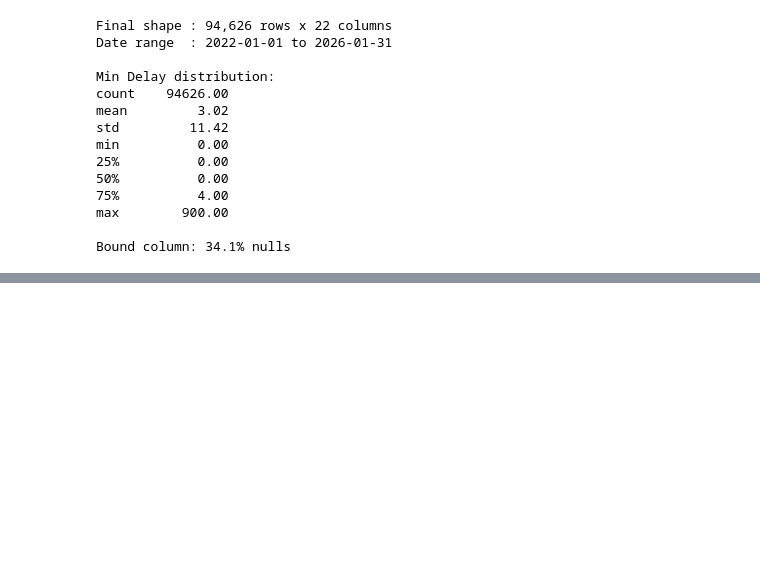
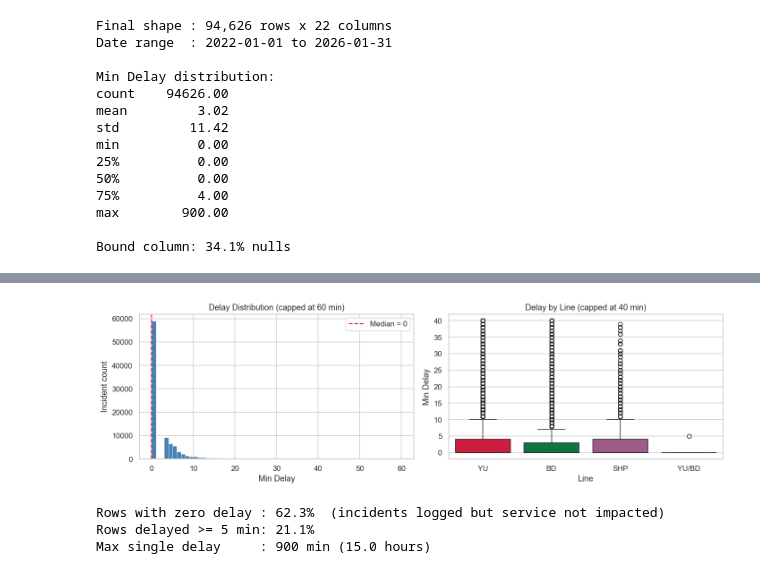
Before and after one commit to jasonqiu0/ttc-delay-analysis, a Jupyter notebook: subway.ipynb, the cells around one changed output, grey strips where cells are left out. Drawn from its saved outputs; the diff is of its cells as text; code cells hidden in the pictures; blank space fills up the shorter version.

```diff
--- a/subway.ipynb
+++ b/subway.ipynb
@@ -288,3 +288,36 @@ df.describe()
 | 75% | 4.000000 | 8.000000 | 5616.000000 | 2025-02-27 09:17:45 | 2025.000000 | 10.000000 | 23.000000 | 18.000000 | 4.000000 | 1.000000 | ... |
 | max | 900.000000 | 906.000000 | 9546.000000 | 2026-01-31 23:49:00 | 2026.000000 | 12.000000 | 31.000000 | 23.000000 | 6.000000 | 1.000000 | ... |
 | std | 11.415984 | 11.377494 | 2733.986424 | NaN | 1.138903 | 3.543989 | 8.793232 | 6.583056 | 1.941313 | 0.487695 | ... |
+# %%
+# plottig delay dstribution
+fig, axes = plt.subplots(1, 2, figsize=(13, 4))
+
+# histogram, capped at 60 min so the shape is visible
+df_plot = df[df["Min Delay"] <= 60]
+axes[0].hist(df_plot["Min Delay"], bins=60, color="steelblue", edgecolor="white", linewidth=0.4)
+axes[0].set_xlabel("Min Delay")
+axes[0].set_ylabel("Incident count")
+axes[0].set_title("Delay Distribution (capped at 60 min)")
+axes[0].axvline(df["Min Delay"].median(), color="crimson", linestyle="--", label=f"Median = {df['Min Delay'].median():.0f}")
+axes[0].legend()
+
+# box plot by line
+sns.boxplot(data=df[df["Min Delay"] <= 40], x="Line", y="Min Delay",
+            order=["YU","BD","SHP","YU/BD"], ax=axes[1],
+            palette={"YU":"#E8002D","BD":"#00853F","SHP":"#A8518A","YU/BD":"#F5A623"})
+axes[1].set_title("Delay by Line (capped at 40 min)")
+axes[1].set_xlabel("Line")
+axes[1].set_ylabel("Min Delay")
+
+plt.tight_layout()
+plt.show()
+
+zero_pct = (df["Min Delay"] == 0).mean()
+print(f"Rows with zero delay : {zero_pct:.1%}  (incidents logged but service not impacted)")
+print(f"Rows delayed >= 5 min: {(df['Min Delay'] >= 5).mean():.1%}")
+print(f"Max single delay     : {df['Min Delay'].max()} min ({df['Min Delay'].max()/60:.1f} hours)")
+# %% [output]
+[figure, added]
+Rows with zero delay : 62.3%  (incidents logged but service not impacted)
+Rows delayed >= 5 min: 21.1%
+Max single delay     : 900 min (15.0 hours)
```
Also changed, not shown: parts of 9 cells of this notebook.
